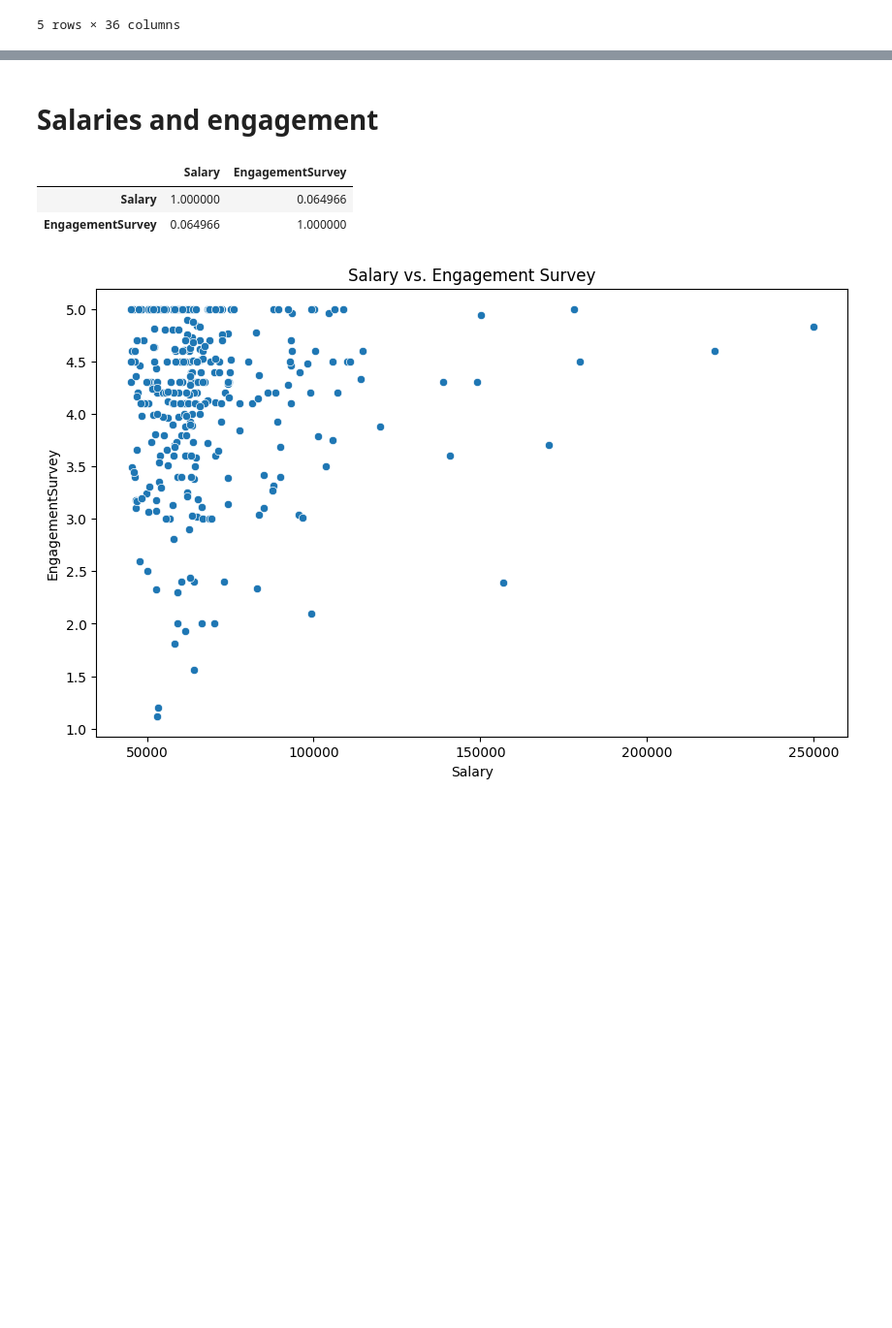
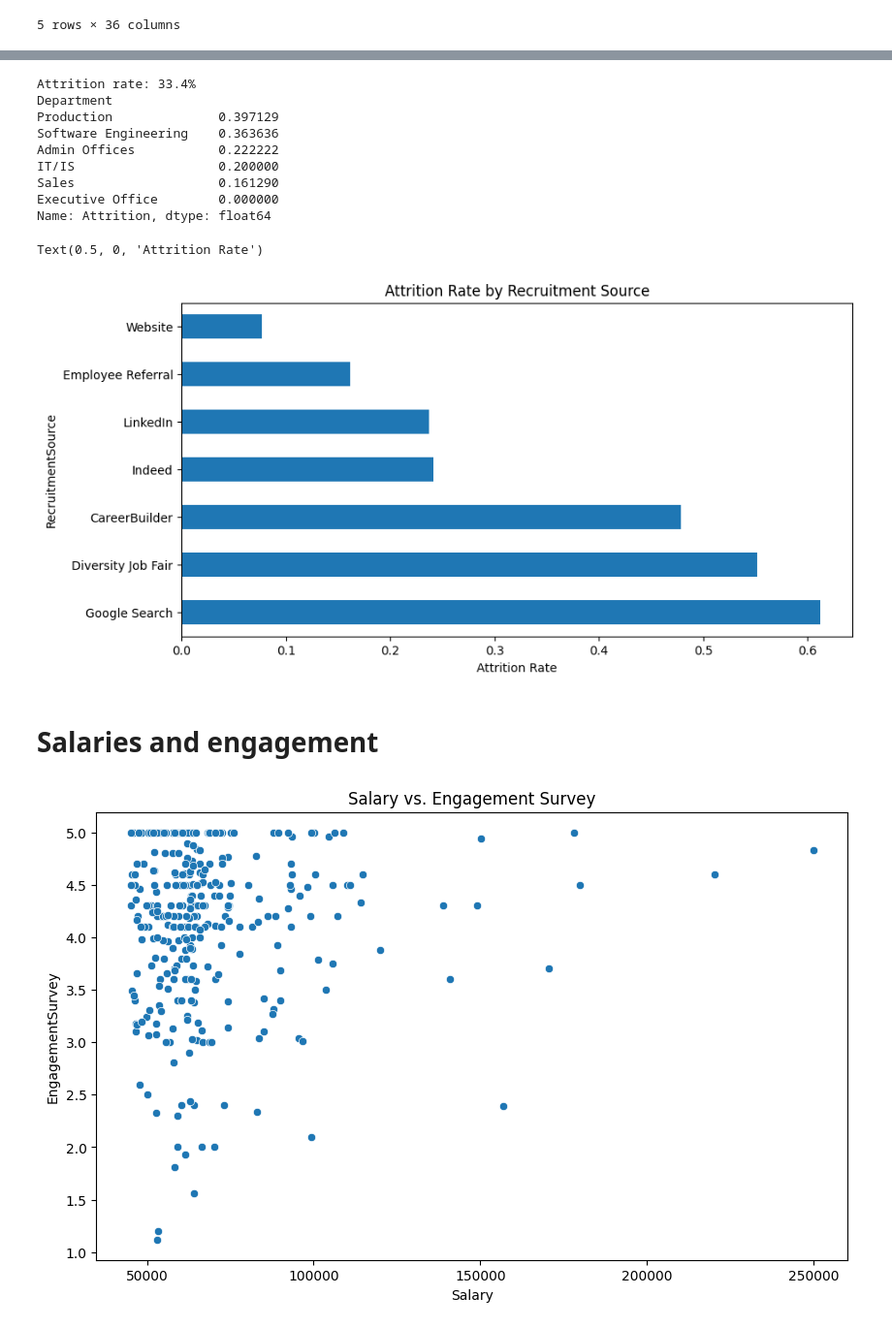
Before and after one commit to pedrettienea23/HR-data-science-project, a Jupyter notebook: Notebooks/EDA.ipynb, the cells around one changed output, grey strips where cells are left out. Shown at 97% size. Cells and saved outputs as stored; diff of their text form; code cells hidden in the pictures; blank space fills up the shorter version.

```diff
--- a/Notebooks/EDA.ipynb
+++ b/Notebooks/EDA.ipynb
@@ -24,11 +40,26 @@ df['DateofHire'] = pd.to_datetime(df['DateofHire'], format='%m/%d/%y', errors='c
+# %%
+print(f"Attrition rate: {df['Attrition'].mean():.1%}")
+print(df.groupby('Department')['Attrition'].mean().sort_values(ascending=False))
+
+fig, ax = plt.subplots(1, 1, figsize=(10, 5))
+df.groupby('RecruitmentSource')['Attrition'].agg(['mean','count']).query('count >= 5') \
+  .sort_values('mean', ascending=False)['mean'].plot(kind='barh', ax=ax)
+ax.set_title('Attrition Rate by Recruitment Source')
+ax.set_xlabel('Attrition Rate')
+# %% [output]
+Attrition rate: 33.4%
+Department
+Production              0.397129
+Software Engineering    0.363636
+Admin Offices           0.222222
+IT/IS                   0.200000
+Sales                   0.161290
+Executive Office        0.000000
+Name: Attrition, dtype: float64
+Text(0.5, 0, 'Attrition Rate')
+[figure, added]
 # %% [markdown]
 # Salaries and engagement
-# %%
-df[['Salary', 'EngagementSurvey']].corr()
-# %% [output]
-|  | Salary | EngagementSurvey |
-| Salary | 1.000000 | 0.064966 |
-| EngagementSurvey | 0.064966 | 1.000000 |
 # %%
 plt.figure(figsize=(10, 6))
 sns.scatterplot(data=df, x='Salary', y='EngagementSurvey')
```
Also changed, not shown: parts of 28 cells of this notebook, 1 other file.
